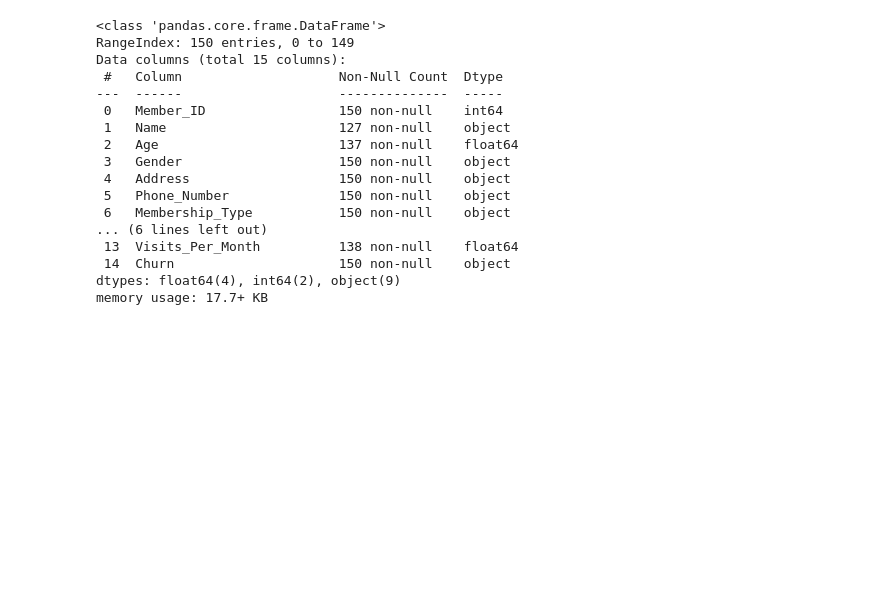
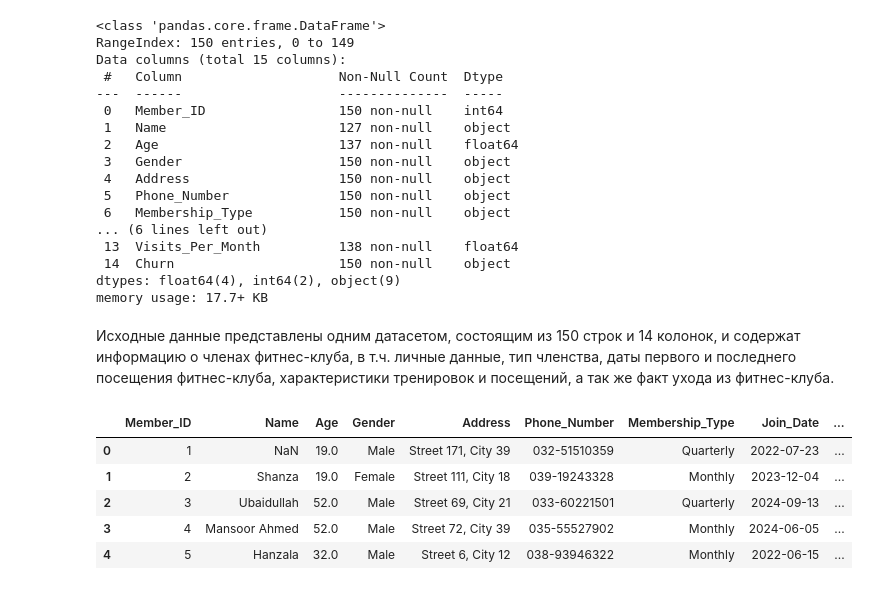
Before and after one commit to Mariya-Sakovich/Personal_projects, a Jupyter notebook: Gym/Gym_members.ipynb, the cells around one changed output. Drawn from its saved outputs; the diff is of its cells as text; code cells hidden in the pictures; blank space fills up the shorter version.

```diff
--- a/Gym/Gym_members.ipynb
+++ b/Gym/Gym_members.ipynb
@@ -21,3 +31,14 @@ Data columns (total 15 columns):
  14  Churn                     150 non-null    object
 dtypes: float64(4), int64(2), object(9)
 memory usage: 17.7+ KB
+# %% [markdown]
+Исходные данные представлены одним датасетом, состоящим из 150 строк и 14 колонок, и содержат информацию о членах фитнес-клуба, в т.ч. личные данные, тип членства, даты первого и последнего посещения фитнес-клуба, характеристики тренировок и посещений, а так же факт ухода из фитнес-клуба.
+# %%
+df.head()
+# %% [output]
+|  | Member_ID | Name | Age | Gender | Address | Phone_Number | Membership_Type | Join_Date | ... |
+| 0 | 1 | NaN | 19.0 | Male | Street 171, City 39 | 032-51510359 | Quarterly | 2022-07-23 | ... |
+| 1 | 2 | Shanza | 19.0 | Female | Street 111, City 18 | 039-19243328 | Monthly | 2023-12-04 | ... |
+| 2 | 3 | Ubaidullah | 52.0 | Male | Street 69, City 21 | 033-60221501 | Quarterly | 2024-09-13 | ... |
+| 3 | 4 | Mansoor Ahmed | 52.0 | Male | Street 72, City 39 | 035-55527902 | Monthly | 2024-06-05 | ... |
+| 4 | 5 | Hanzala | 32.0 | Male | Street 6, City 12 | 038-93946322 | Monthly | 2022-06-15 | ... |
```
Also changed, not shown: parts of 38 cells of this notebook.
